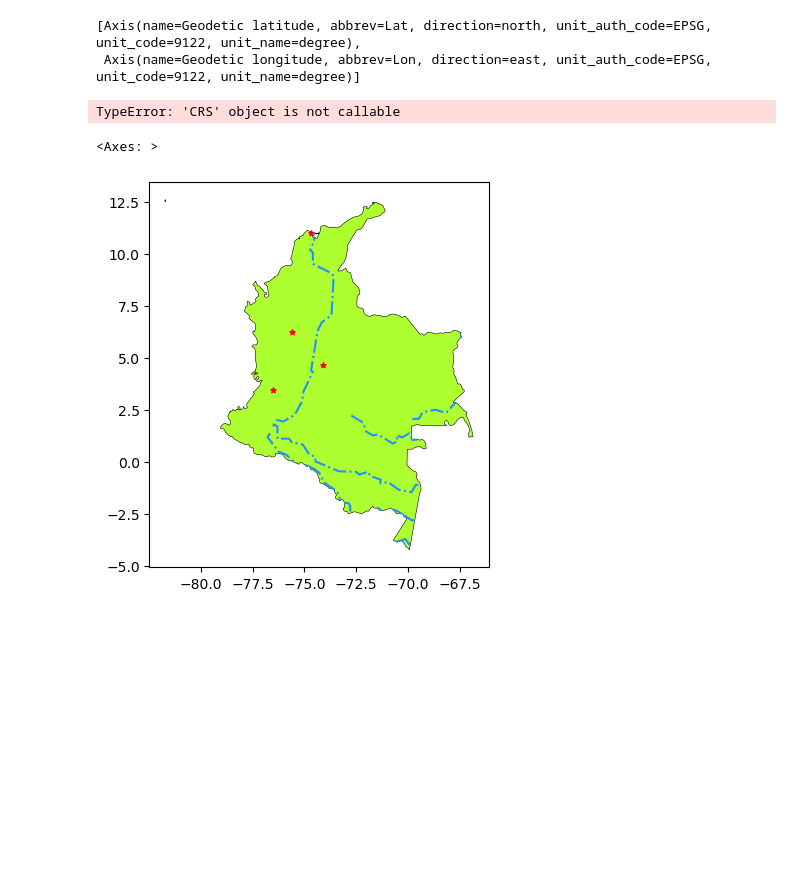
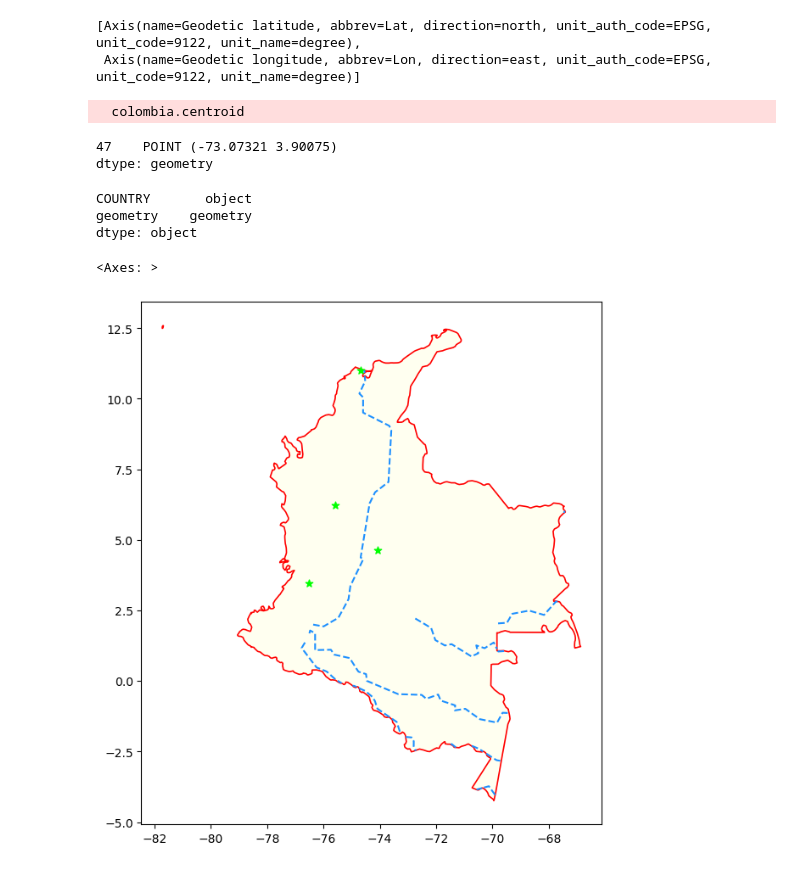
Before and after one commit to ZairaYacsavilca/simpleplot, a Jupyter notebook: Untitled.ipynb, the cells around one changed output. Drawn from its saved outputs; the diff is of its cells as text; code cells hidden in the pictures; blank space fills up the shorter version.

```diff
--- a/Untitled.ipynb
+++ b/Untitled.ipynb
@@ -93,17 +91,27 @@ colombia.crs.axis_info
 # %% [output]
 [Axis(name=Geodetic latitude, abbrev=Lat, direction=north, unit_auth_code=EPSG, unit_code=9122, unit_name=degree),
  Axis(name=Geodetic longitude, abbrev=Lon, direction=east, unit_auth_code=EPSG, unit_code=9122, unit_name=degree)]
+# %%
+#Hallamos el centroide
+colombia.centroid
+# %% [output]
+  colombia.centroid
+47    POINT (-73.07321 3.90075)
+dtype: geometry
 # %%
 #Colocamos el CRS para el país
-colombia.crs(21897).crs.axis_info
+colombia.to_crs(5641).crs.axis_info
 # %% [output]
-TypeError: 'CRS' object is not callable
+COUNTRY       object
+geometry    geometry
+dtype: object
 # %%
 #Ahora verificaremos que todos tengan la misma proyección, para que las capas concuerden con el mapa
 # %%
-base = colombia.plot(facecolor="greenyellow", edgecolor='black', linewidth=0.4,figsize=(5,5))
-cities_colombia.plot(marker='*', color='red', markersize=15,ax=base)
-rivers_colombia.plot(edgecolor="dodgerblue", linestyle="dashdot", linewidth=1.5,ax=base)
+#Proyectamos la versión recortada
+base = colombia.plot(facecolor='ivory', edgecolor='red', linewidth=1.2,figsize=(10,8))
+cities_colombia.plot(marker='*', color='lime', markersize=40,ax=base)
+rivers_colombia.plot(edgecolor='dodgerblue', linestyle='dashed', linewidth=1.5,ax=base)
 # %% [output]
 <Axes: >
-[figure, old version]
+[figure, new version]
```
Also changed, not shown: parts of 4 cells of this notebook.
